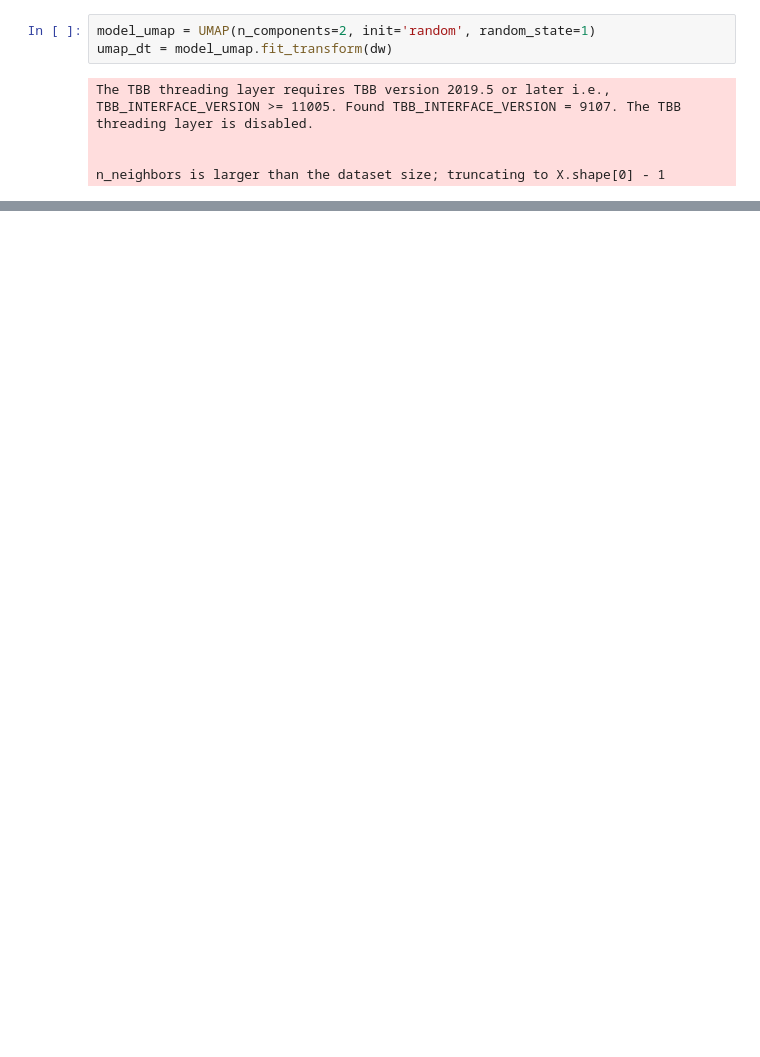
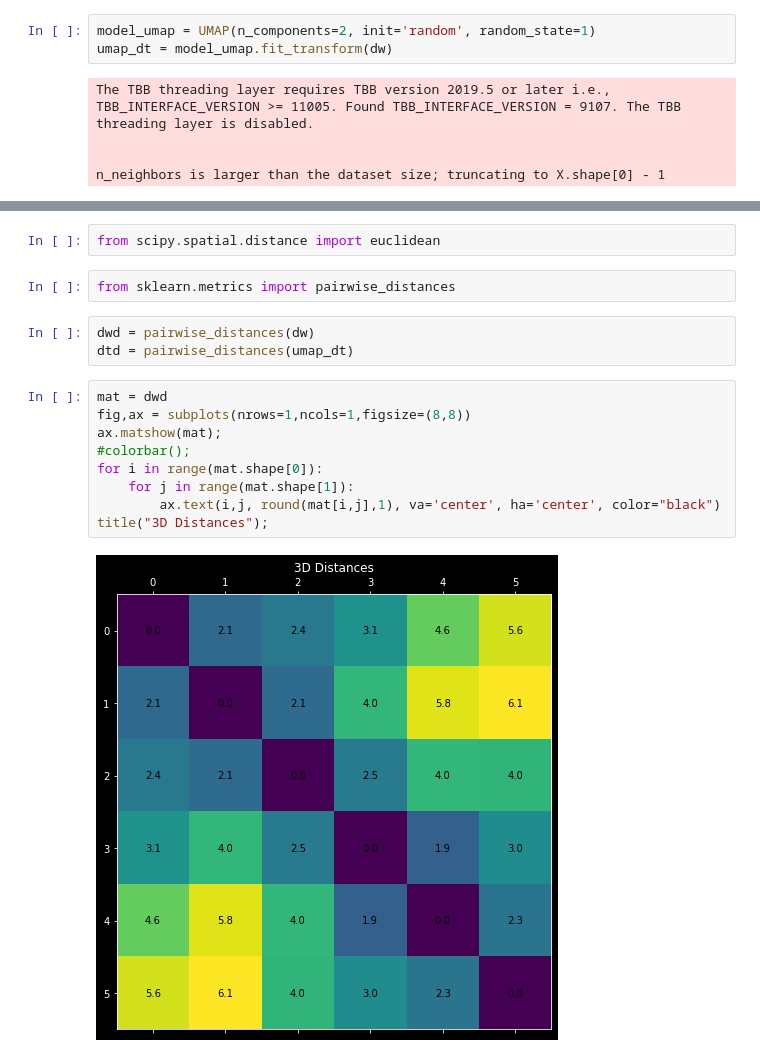
Before and after one commit to linesn/topic_model_dimensionality_reduction, a Jupyter notebook: NOTEBOOKS/dimensionality_reduction_demo.ipynb, the cells around one changed output, grey strips where cells are left out. Saved outputs shown, nothing was run; the diff lists cells and outputs as text; blank space fills up the shorter version.

```diff
--- a/NOTEBOOKS/dimensionality_reduction_demo.ipynb
+++ b/NOTEBOOKS/dimensionality_reduction_demo.ipynb
@@ -45,0 +218,18 @@ fig.show()
+# %%
+from scipy.spatial.distance import euclidean
+# %%
+from sklearn.metrics import pairwise_distances
+# %%
+dwd = pairwise_distances(dw)
+dtd = pairwise_distances(umap_dt)
+# %%
+mat = dwd
+fig,ax = subplots(nrows=1,ncols=1,figsize=(8,8))
+ax.matshow(mat);
+#colorbar();
+for i in range(mat.shape[0]):
+    for j in range(mat.shape[1]):
+        ax.text(i,j, round(mat[i,j],1), va='center', ha='center', color="black")
+title("3D Distances");
+# %% [output]
+[figure, added]
```
Also changed, not shown: parts of 12 cells of this notebook, 1 other file.
